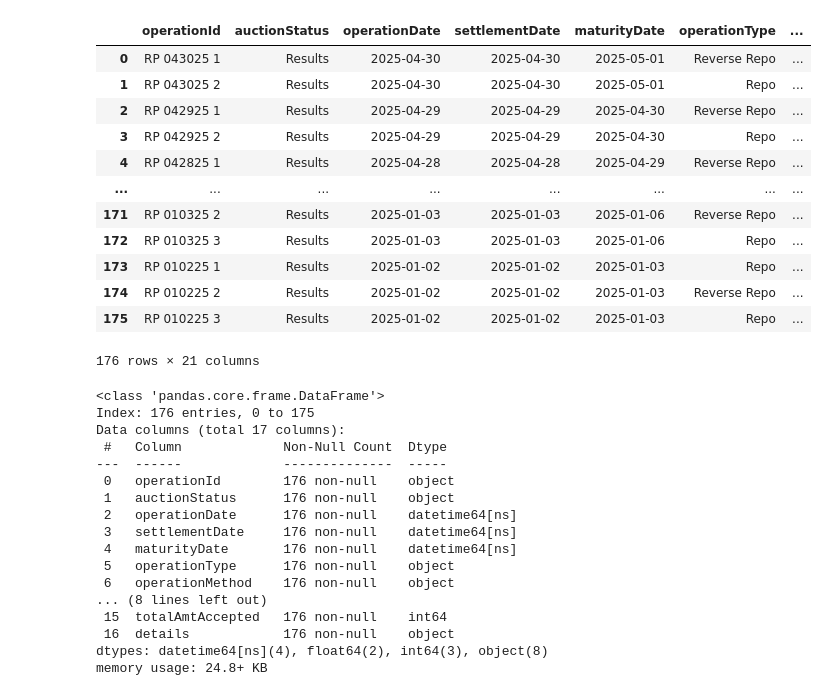
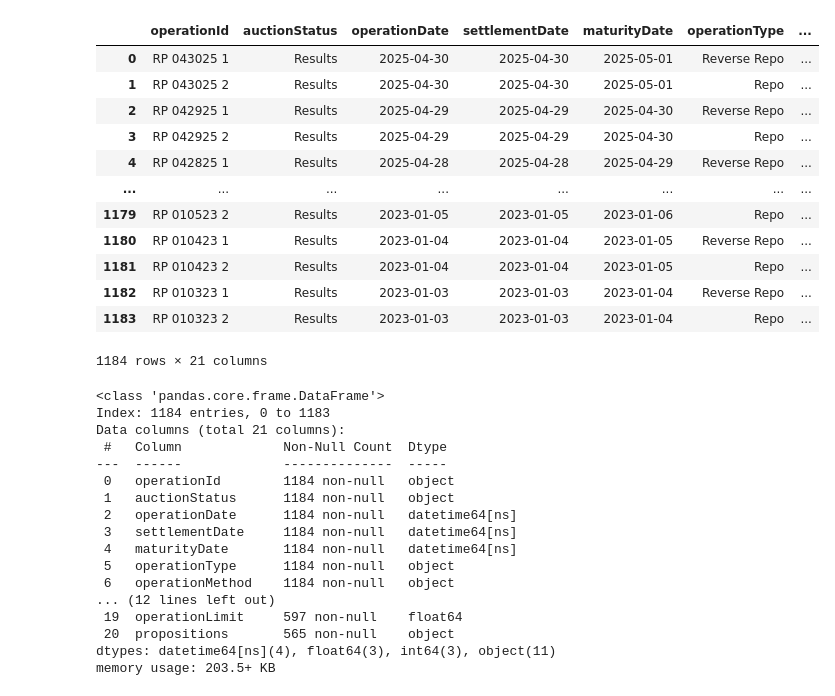
Before and after one commit to wiseorcool/repo-market-data, a Jupyter notebook: Repo_Market_Data.ipynb, the cells around one changed output. Saved outputs shown, nothing was run; the diff lists cells and outputs as text; code cells hidden in the pictures.

```diff
--- a/Repo_Market_Data.ipynb
+++ b/Repo_Market_Data.ipynb
@@ -115,40 +98,43 @@ memory usage: 29.0+ KB
 # %%
-Cleaned_df = Cleaned_df.sort_values('operationDate',ascending=False)
+# Sort the Data by operation Date and keeping the most recent date on top
+Cleaned_df = Cleaned_df.sort_values(by=['operationDate'],ascending=False)
 Cleaned_df
 # %% [output]
 |  | operationId | auctionStatus | operationDate | settlementDate | maturityDate | operationType | ... |
 | 0 | RP 043025 1 | Results | 2025-04-30 | 2025-04-30 | 2025-05-01 | Reverse Repo | ... |
 | 1 | RP 043025 2 | Results | 2025-04-30 | 2025-04-30 | 2025-05-01 | Repo | ... |
 | 2 | RP 042925 1 | Results | 2025-04-29 | 2025-04-29 | 2025-04-30 | Reverse Repo | ... |
 | 3 | RP 042925 2 | Results | 2025-04-29 | 2025-04-29 | 2025-04-30 | Repo | ... |
 | 4 | RP 042825 1 | Results | 2025-04-28 | 2025-04-28 | 2025-04-29 | Reverse Repo | ... |
 | ... | ... | ... | ... | ... | ... | ... | ... |
-| 171 | RP 010325 2 | Results | 2025-01-03 | 2025-01-03 | 2025-01-06 | Reverse Repo | ... |
-| 172 | RP 010325 3 | Results | 2025-01-03 | 2025-01-03 | 2025-01-06 | Repo | ... |
-| 173 | RP 010225 1 | Results | 2025-01-02 | 2025-01-02 | 2025-01-03 | Repo | ... |
-| 174 | RP 010225 2 | Results | 2025-01-02 | 2025-01-02 | 2025-01-03 | Reverse Repo | ... |
-| 175 | RP 010225 3 | Results | 2025-01-02 | 2025-01-02 | 2025-01-03 | Repo | ... |
+| 1179 | RP 010523 2 | Results | 2023-01-05 | 2023-01-05 | 2023-01-06 | Repo | ... |
+| 1180 | RP 010423 1 | Results | 2023-01-04 | 2023-01-04 | 2023-01-05 | Reverse Repo | ... |
+| 1181 | RP 010423 2 | Results | 2023-01-04 | 2023-01-04 | 2023-01-05 | Repo | ... |
+| 1182 | RP 010323 1 | Results | 2023-01-03 | 2023-01-03 | 2023-01-04 | Reverse Repo | ... |
+| 1183 | RP 010323 2 | Results | 2023-01-03 | 2023-01-03 | 2023-01-04 | Repo | ... |
-176 rows × 21 columns
+1184 rows × 21 columns
 # %%
-reduced_cleaned_df  = Cleaned_df
-reduced_cleaned_df = reduced_cleaned_df.drop(columns=['operationLimit','propositions','releaseTime','closeTime'])
+# Copy the 'Cleaned_df' Dataframe to a new Dataframe 'reduced_cleaned_df'
+reduced_cleaned_df  = Cleaned_df.copy(deep=True)
+
+# Verify the columns in the data frame before dropping them
 reduced_cleaned_df.info()
 # %% [output]
 <class 'pandas.core.frame.DataFrame'>
-Index: 176 entries, 0 to 175
-Data columns (total 17 columns):
+Index: 1184 entries, 0 to 1183
+Data columns (total 21 columns):
  #   Column             Non-Null Count  Dtype
 ---  ------             --------------  -----
- 0   operationId        176 non-null    object
- 1   auctionStatus      176 non-null    object
- 2   operationDate      176 non-null    datetime64[ns]
- 3   settlementDate     176 non-null    datetime64[ns]
- 4   maturityDate       176 non-null    datetime64[ns]
- 5   operationType      176 non-null    object
- 6   operationMethod    176 non-null    object
-... (8 lines left out)
- 15  totalAmtAccepted   176 non-null    int64
- 16  details            176 non-null    object
-dtypes: datetime64[ns](4), float64(2), int64(3), object(8)
-memory usage: 24.8+ KB
+ 0   operationId        1184 non-null   object
+ 1   auctionStatus      1184 non-null   object
+ 2   operationDate      1184 non-null   datetime64[ns]
+ 3   settlementDate     1184 non-null   datetime64[ns]
+ 4   maturityDate       1184 non-null   datetime64[ns]
+ 5   operationType      1184 non-null   object
+ 6   operationMethod    1184 non-null   object
+... (12 lines left out)
+ 19  operationLimit     597 non-null    float64
+ 20  propositions       565 non-null    object
+dtypes: datetime64[ns](4), float64(3), int64(3), object(11)
+memory usage: 203.5+ KB
 # %%
```
Also changed, not shown: parts of 27 cells of this notebook.
